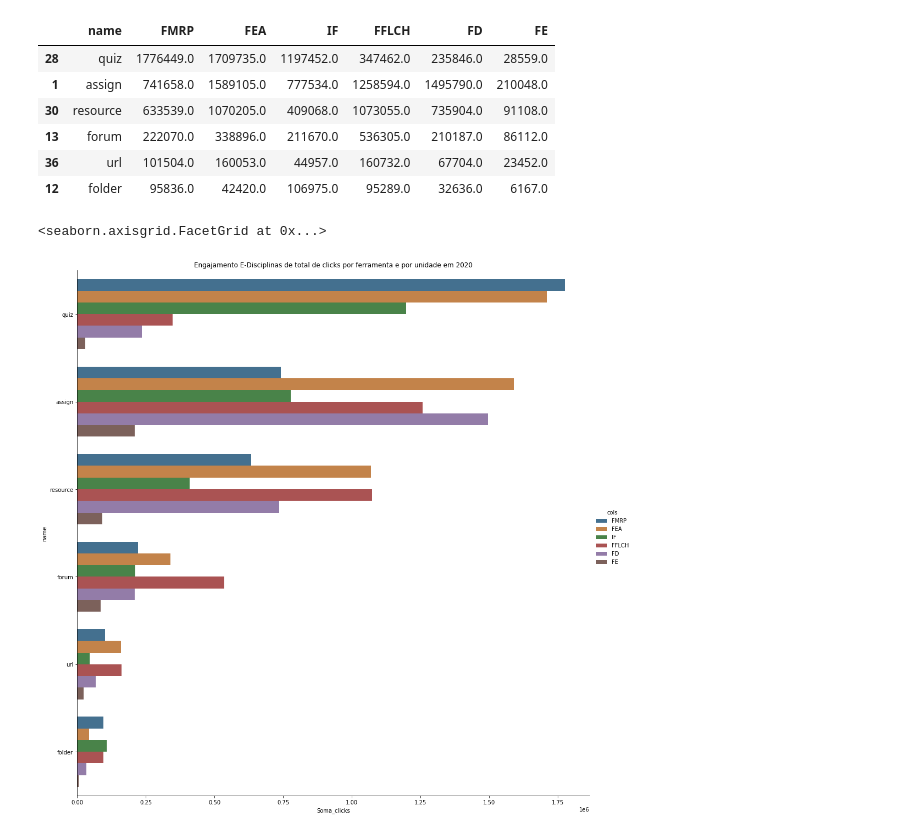
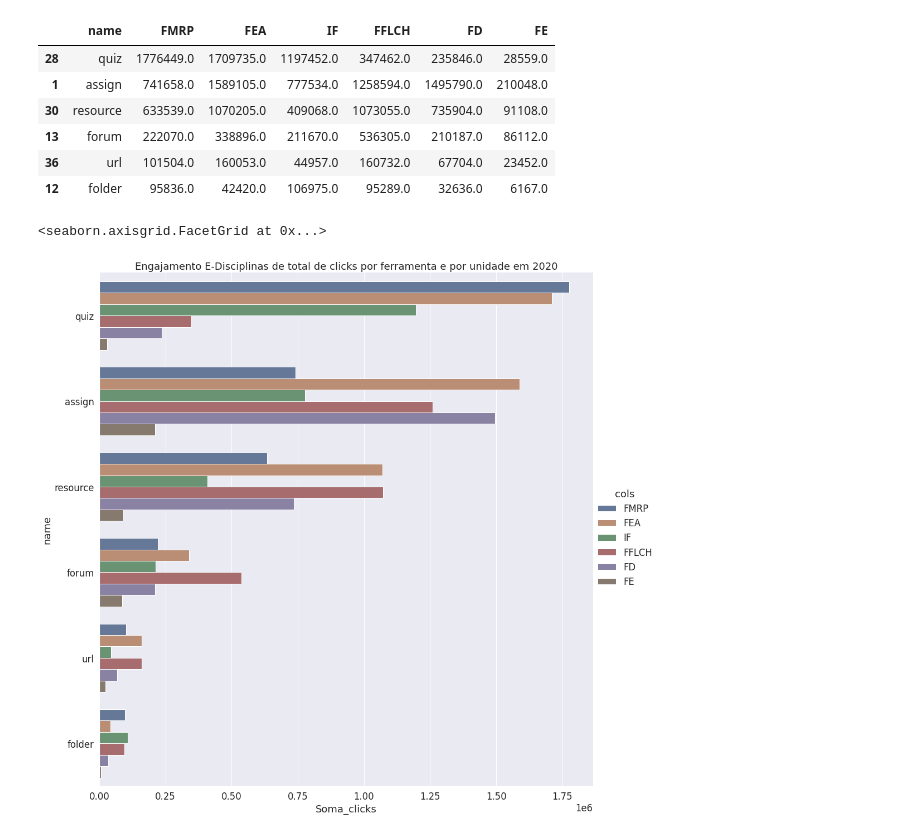
Before and after one commit to atp/edisc-analytics, a Jupyter notebook: Analise_de_Dados_Indicadores_bolsa_PUB_junho_2021_parte3.ipynb, the cells around one changed output. Saved outputs shown, nothing was run; the diff lists cells and outputs as text; code cells hidden in the pictures.

```diff
--- a/Analise_de_Dados_Indicadores_bolsa_PUB_junho_2021_parte3.ipynb
+++ b/Analise_de_Dados_Indicadores_bolsa_PUB_junho_2021_parte3.ipynb
@@ -200,10 +200,11 @@ df_filtro
 | 36 | url | 101504.0 | 160053.0 | 44957.0 | 160732.0 | 67704.0 | 23452.0 |
 | 12 | folder | 95836.0 | 42420.0 | 106975.0 | 95289.0 | 32636.0 | 6167.0 |
 # %%
+sns.set(font_scale = 1.5)
 plt = df_filtro.melt('name', var_name='cols', value_name='Soma_clicks')
 g = sns.catplot(y="name", x="Soma_clicks", hue='cols', data=plt, kind="bar", height=14,saturation=.5)
-g.set(title = "Engajamento E-Disciplinas de total de clicks por ferramenta e por unidade em 2020")
+g.set(title="Engajamento E-Disciplinas de total de clicks por ferramenta e por unidade em 2020")
 # %% [output]
 <seaborn.axisgrid.FacetGrid at 0x...>
-[figure, old version]
+[figure, new version]
 # %%
```
Also changed, not shown: parts of 1 cell of this notebook.
